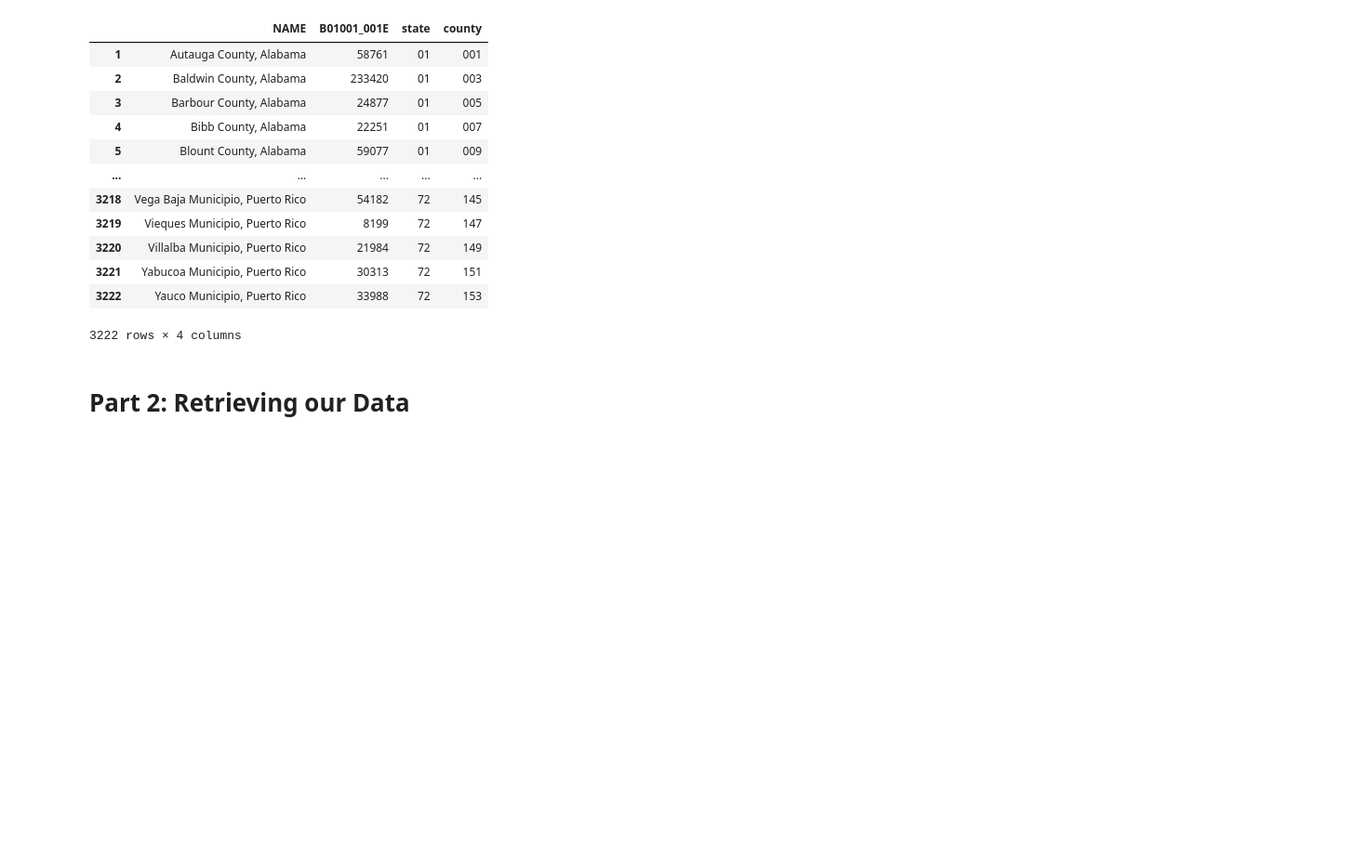
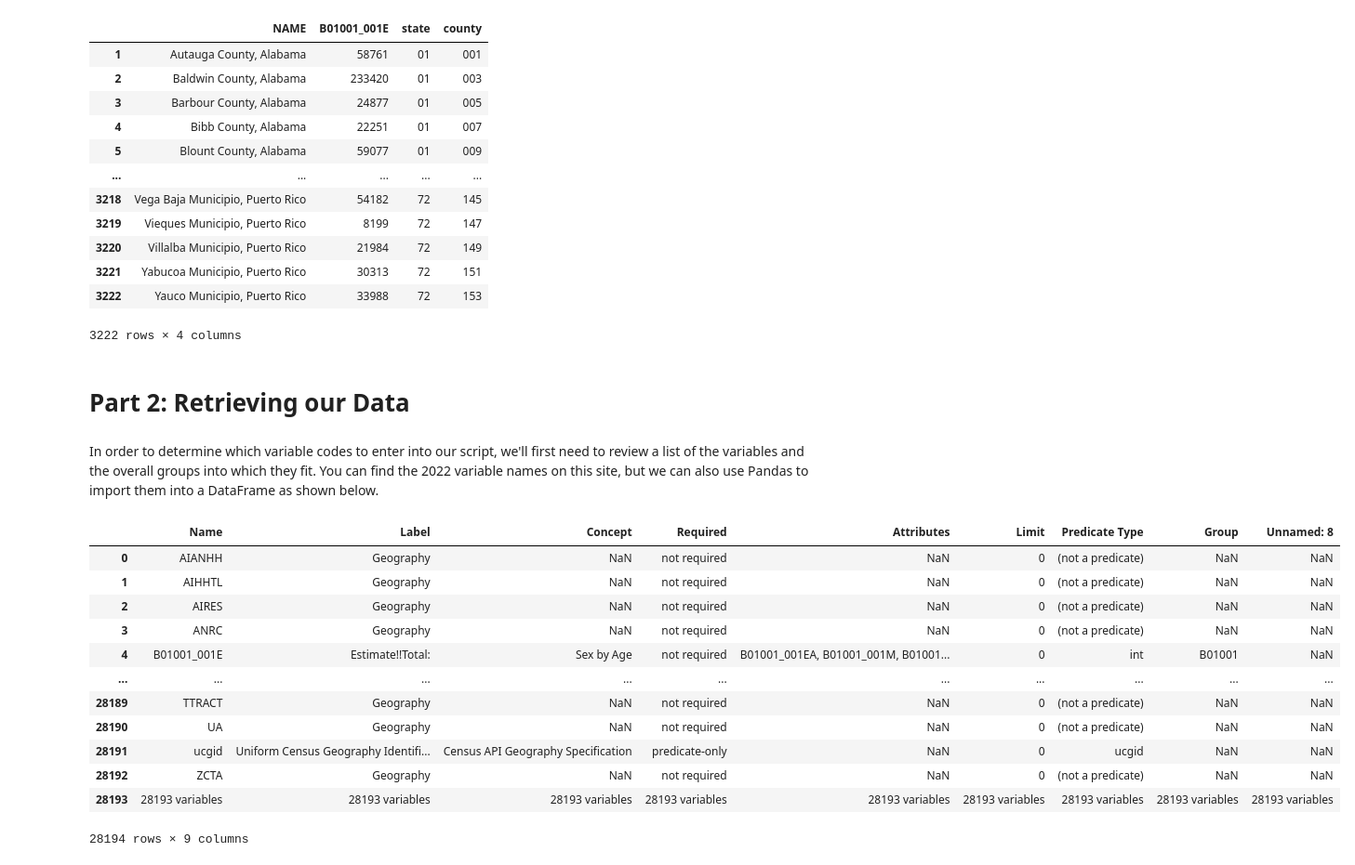
Before and after one commit to kburchfiel/pfn_2, a Jupyter notebook: Census_Data_Imports/census_data_imports.ipynb, the cells around one changed output. Shown: that part at 93% size. Drawn from its saved outputs; the diff is of its cells as text; code cells hidden in the pictures; blank space fills up the shorter version.

Commit message:
Updated census data imports section (which is still incomplete)

```diff
--- a/Census_Data_Imports/census_data_imports.ipynb
+++ b/Census_Data_Imports/census_data_imports.ipynb
@@ -148,3 +152,24 @@ df_results
 3222 rows × 4 columns
 # %% [markdown]
 # Part 2: Retrieving our Data
+# %% [markdown]
+In order to determine which variable codes to enter into our script, we'll first need to review a list of the variables and the overall groups into which they fit. You can find the 2022 variable names on this site, but we can also use Pandas to import them into a DataFrame as shown below.
+# %%
+df_variables_page = pd.read_html(
+    'https://api.census.gov/data/2022/acs/acs5/variables.html')[0]
+# [0] selects the first HTML table found on this page.
+df_variables_page
+# %% [output]
+|  | Name | Label | Concept | Required | Attributes | Limit | Predicate Type | Group | Unnamed: 8 |
+| 0 | AIANHH | Geography | NaN | not required | NaN | 0 | (not a predicate) | NaN | NaN |
+| 1 | AIHHTL | Geography | NaN | not required | NaN | 0 | (not a predicate) | NaN | NaN |
+| 2 | AIRES | Geography | NaN | not required | NaN | 0 | (not a predicate) | NaN | NaN |
+| 3 | ANRC | Geography | NaN | not required | NaN | 0 | (not a predicate) | NaN | NaN |
+| 4 | B01001_001E | Estimate!!Total: | Sex by Age | not required | B01001_001EA, B01001_001M, B01001... | 0 | int | B01001 | NaN |
+| ... | ... | ... | ... | ... | ... | ... | ... | ... | ... |
+| 28189 | TTRACT | Geography | NaN | not required | NaN | 0 | (not a predicate) | NaN | NaN |
+| 28190 | UA | Geography | NaN | not required | NaN | 0 | (not a predicate) | NaN | NaN |
+| 28191 | ucgid | Uniform Census Geography Identifi... | Census API Geography Specification | predicate-only | NaN | 0 | ucgid | NaN | NaN |
+| 28192 | ZCTA | Geography | NaN | not required | NaN | 0 | (not a predicate) | NaN | NaN |
+| 28193 | 28193 variables | 28193 variables | 28193 variables | 28193 variables | 28193 variables | 28193 variables | 28193 variables | 28193 variables | 28193 variables |
+28194 rows × 9 columns
```
Also changed, not shown: parts of 14 cells of this notebook, 2 other files.
